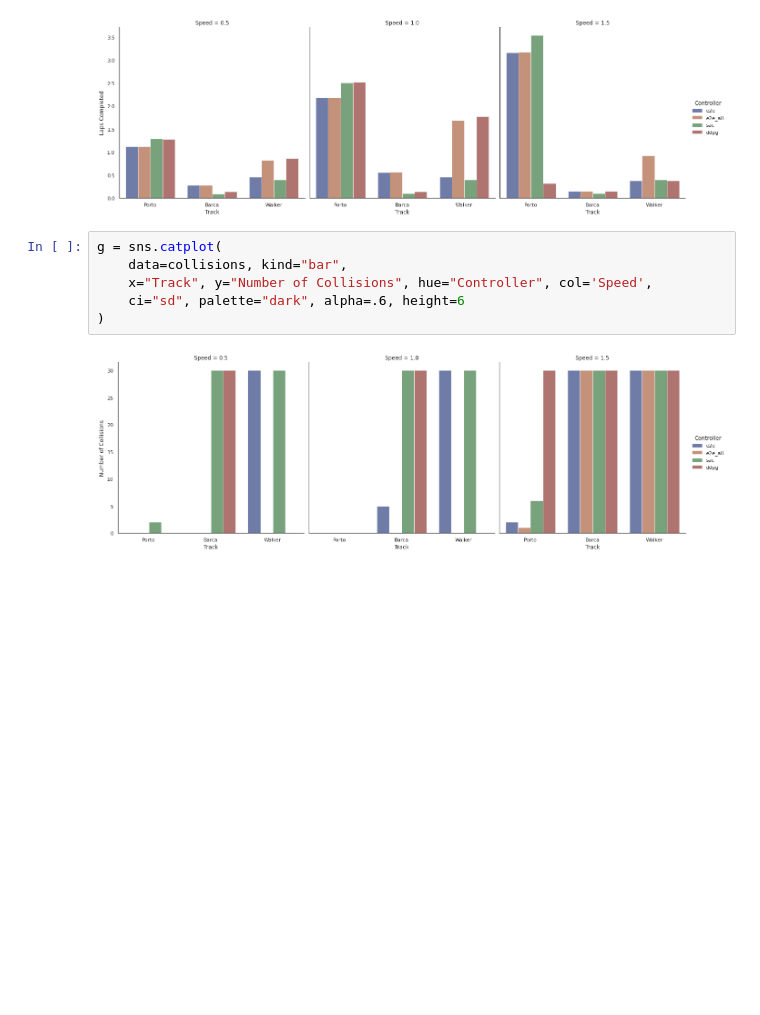
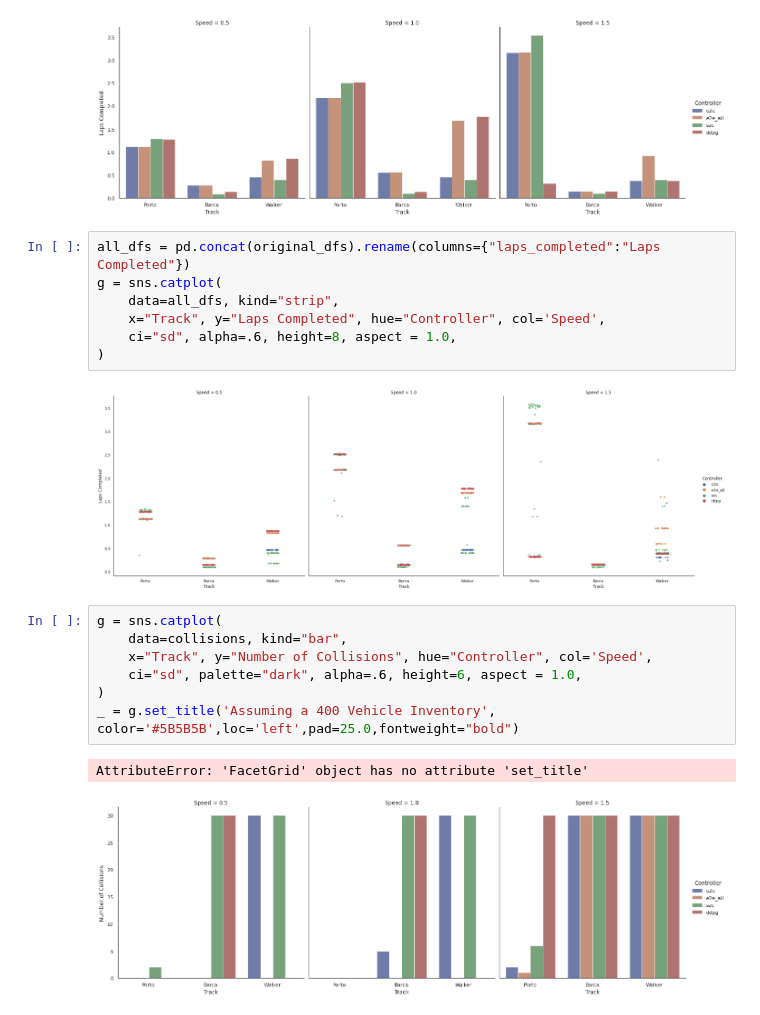
Before and after one commit to pmusau17/Platooning-F1Tenth, a Jupyter notebook: src/race/logs/AggregrateResultsPatrick.ipynb, the cells around one changed output. Drawn from its saved outputs; the diff is of its cells as text; blank space fills up the shorter version.

```diff
--- a/src/race/logs/AggregrateResultsPatrick.ipynb
+++ b/src/race/logs/AggregrateResultsPatrick.ipynb
@@ -217,11 +217,22 @@ g = sns.catplot(
 #g.set_axis_labels("Year","Total Emissions (Kt)")
 # %% [output]
 [figure]
+# %%
+all_dfs = pd.concat(original_dfs).rename(columns={"laps_completed":"Laps Completed"})
+g = sns.catplot(
+    data=all_dfs, kind="strip",
+    x="Track", y="Laps Completed", hue="Controller", col='Speed',
+    ci="sd", alpha=.6, height=8, aspect = 1.0,
+)
+# %% [output]
+[figure, added]
 # %%
 g = sns.catplot(
     data=collisions, kind="bar",
     x="Track", y="Number of Collisions", hue="Controller", col='Speed',
-    ci="sd", palette="dark", alpha=.6, height=6
+    ci="sd", palette="dark", alpha=.6, height=6, aspect = 1.0,
 )
+_ = g.set_title('Assuming a 400 Vehicle Inventory', color='#5B5B5B',loc='left',pad=25.0,fontweight="bold")
 # %% [output]
+AttributeError: 'FacetGrid' object has no attribute 'set_title'
 [figure]
```
Also changed, not shown: 2 other files.
